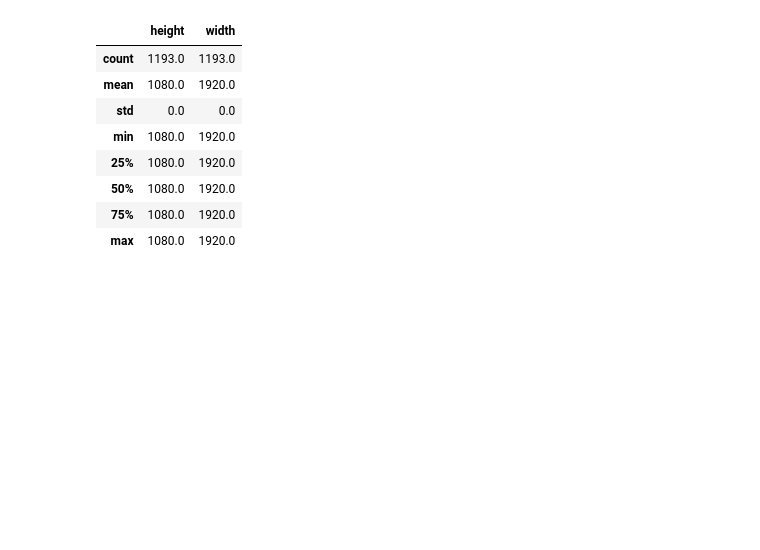
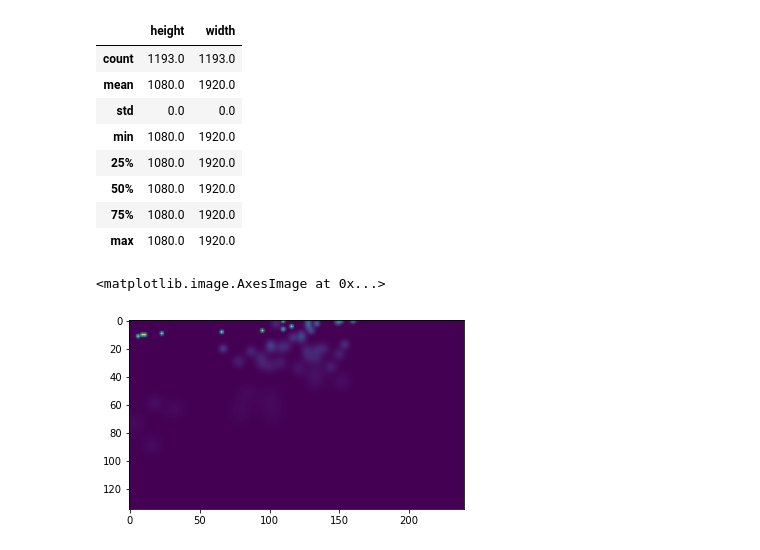
Before and after one commit to junprog/cc-base, a Jupyter notebook: shanghai-tech-a.ipynb, the cells around one changed output. Saved outputs shown, nothing was run; the diff lists cells and outputs as text; code cells hidden in the pictures; blank space fills up the shorter version.

```diff
--- a/shanghai-tech-a.ipynb
+++ b/shanghai-tech-a.ipynb
@@ -83,3 +82,12 @@ tr_df.describe()
 | 50% | 1080.0 | 1920.0 |
 | 75% | 1080.0 | 1920.0 |
 | max | 1080.0 | 1920.0 |
+# %%
+den_path = 'C:/Users/junya/Downloads/ShanghaiTechRGBD/train_data/train_density/DENSITY_0907.npy'
+
+density = np.load(den_path)
+
+plt.imshow(density)
+# %% [output]
+<matplotlib.image.AxesImage at 0x...>
+[figure, added]
```
Also changed, not shown: parts of 1 cell of this notebook, 10 other files.
